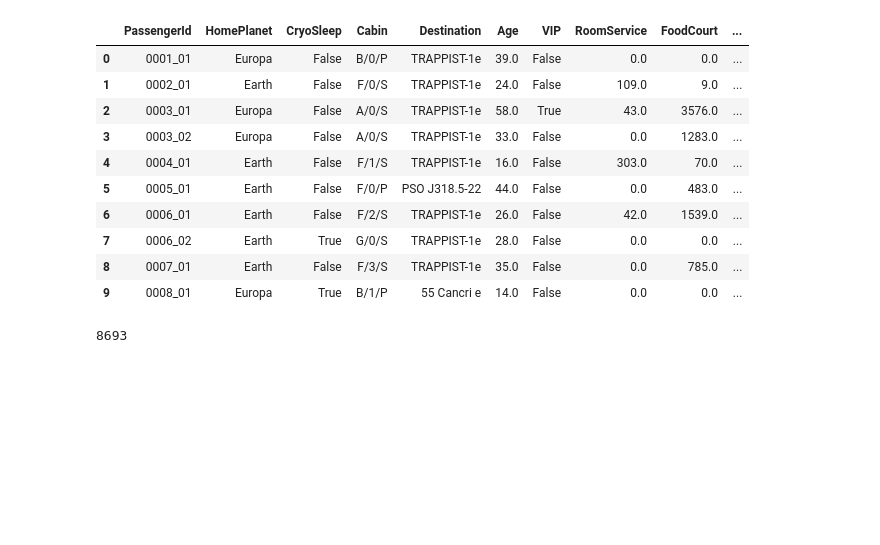
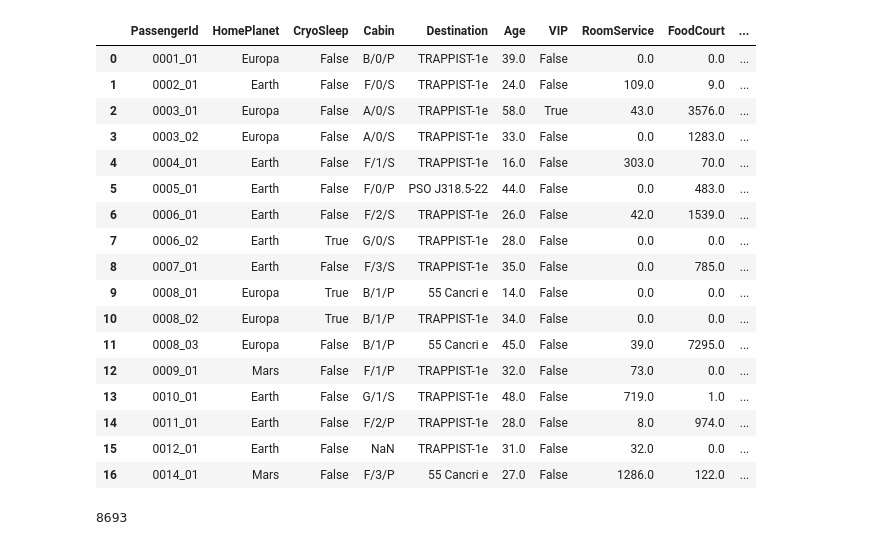
Before and after one commit to jacobgipson12/Spaceship-Titanic, a Jupyter notebook: Spaceship_Titanic.ipynb, the cells around one changed output. Drawn from its saved outputs; the diff is of its cells as text; code cells hidden in the pictures; blank space fills up the shorter version.

```diff
--- a/Spaceship_Titanic.ipynb
+++ b/Spaceship_Titanic.ipynb
@@ -6,19 +6,26 @@ import matplotlib.pyplot as plt, seaborn as sns
 # %%
 df = pd.read_csv("spaceship-titanic/train.csv")
 # %%
-df.head(10)
+df.head(17)
 # %% [output]
 |  | PassengerId | HomePlanet | CryoSleep | Cabin | Destination | Age | VIP | RoomService | FoodCourt | ... |
 | 0 | 0001_01 | Europa | False | B/0/P | TRAPPIST-1e | 39.0 | False | 0.0 | 0.0 | ... |
 | 1 | 0002_01 | Earth | False | F/0/S | TRAPPIST-1e | 24.0 | False | 109.0 | 9.0 | ... |
 | 2 | 0003_01 | Europa | False | A/0/S | TRAPPIST-1e | 58.0 | True | 43.0 | 3576.0 | ... |
 | 3 | 0003_02 | Europa | False | A/0/S | TRAPPIST-1e | 33.0 | False | 0.0 | 1283.0 | ... |
 | 4 | 0004_01 | Earth | False | F/1/S | TRAPPIST-1e | 16.0 | False | 303.0 | 70.0 | ... |
 | 5 | 0005_01 | Earth | False | F/0/P | PSO J318.5-22 | 44.0 | False | 0.0 | 483.0 | ... |
 | 6 | 0006_01 | Earth | False | F/2/S | TRAPPIST-1e | 26.0 | False | 42.0 | 1539.0 | ... |
 | 7 | 0006_02 | Earth | True | G/0/S | TRAPPIST-1e | 28.0 | False | 0.0 | 0.0 | ... |
 | 8 | 0007_01 | Earth | False | F/3/S | TRAPPIST-1e | 35.0 | False | 0.0 | 785.0 | ... |
 | 9 | 0008_01 | Europa | True | B/1/P | 55 Cancri e | 14.0 | False | 0.0 | 0.0 | ... |
+| 10 | 0008_02 | Europa | True | B/1/P | TRAPPIST-1e | 34.0 | False | 0.0 | 0.0 | ... |
+| 11 | 0008_03 | Europa | False | B/1/P | 55 Cancri e | 45.0 | False | 39.0 | 7295.0 | ... |
+| 12 | 0009_01 | Mars | False | F/1/P | TRAPPIST-1e | 32.0 | False | 73.0 | 0.0 | ... |
+| 13 | 0010_01 | Earth | False | G/1/S | TRAPPIST-1e | 48.0 | False | 719.0 | 1.0 | ... |
+| 14 | 0011_01 | Earth | False | F/2/P | TRAPPIST-1e | 28.0 | False | 8.0 | 974.0 | ... |
+| 15 | 0012_01 | Earth | False | NaN | TRAPPIST-1e | 31.0 | False | 32.0 | 0.0 | ... |
+| 16 | 0014_01 | Mars | False | F/3/P | 55 Cancri e | 27.0 | False | 1286.0 | 122.0 | ... |
 # %%
 len(df)
 # %% [output]
```
Also changed, not shown: parts of 70 cells of this notebook.
